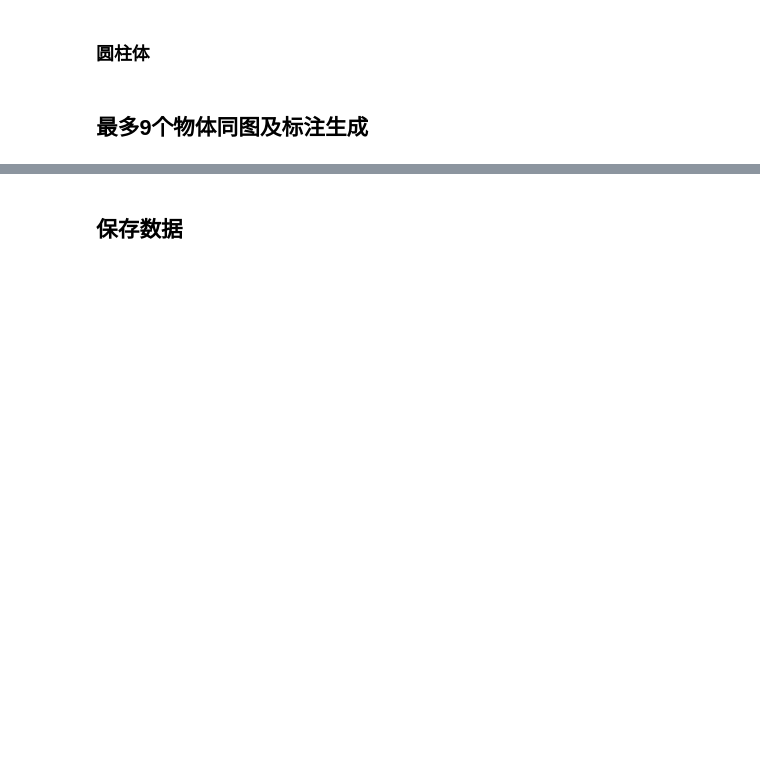
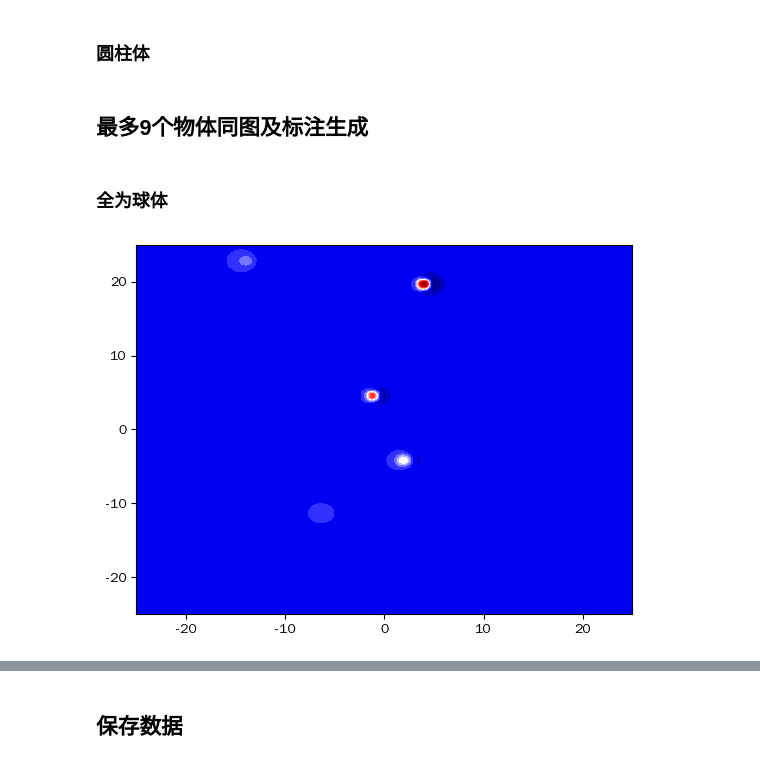
Before and after one commit to jia80H/my_Magnetic_methods-master, a Jupyter notebook: 00create_data.ipynb, the cells around one changed output, grey strips where cells are left out. Saved outputs shown, nothing was run; the diff lists cells and outputs as text; code cells hidden in the pictures; blank space fills up the shorter version.

```diff
--- a/00create_data.ipynb
+++ b/00create_data.ipynb
@@ -55,0 +42,18 @@ np.random
+# %% [markdown]
+### 全为球体
+# %%
+data_num = 4096
+noise_num = 500
+# %%
+parameter, num_of_dipoles, bbox,data = generate_random_muti_dipole(data_num=data_num)
+# %%
+data= X_array(data)
+map_lenght = 25
+zmax = 416
+X = np.linspace(-map_lenght, map_lenght, zmax)
+Y = np.linspace(-map_lenght, map_lenght, zmax)
+# %%
+plt.contourf(X,Y,data[2], levels=16, cmap='seismic')
+plt.show()
+# %% [output]
+[figure, added]
```
Also changed, not shown: parts of 16 cells of this notebook, 3 other files.
